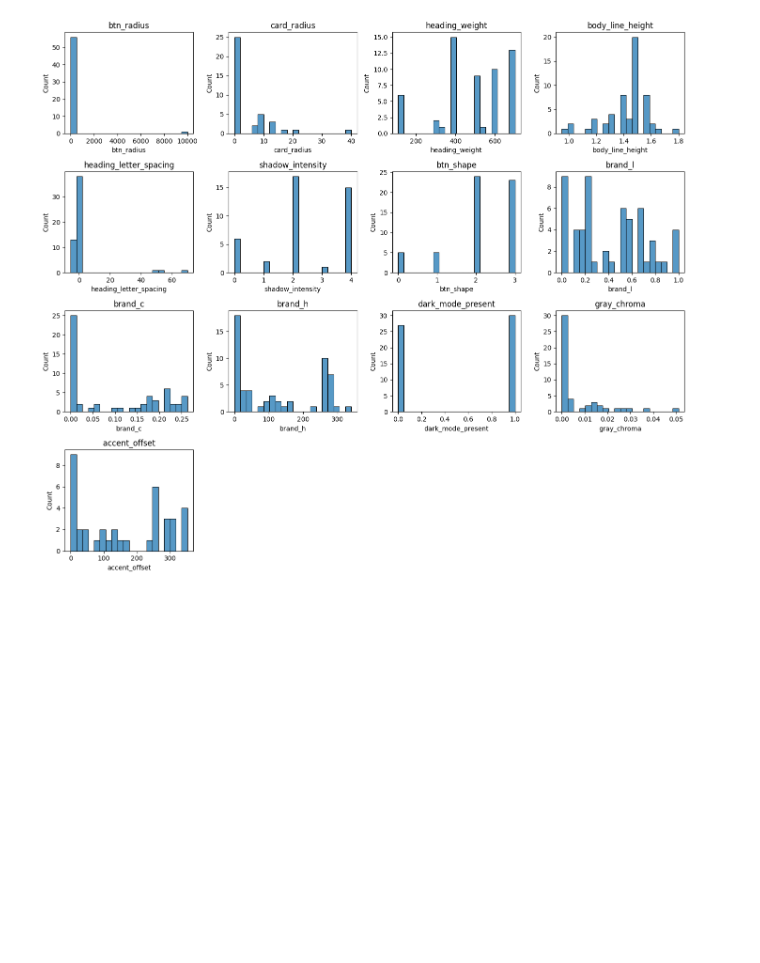
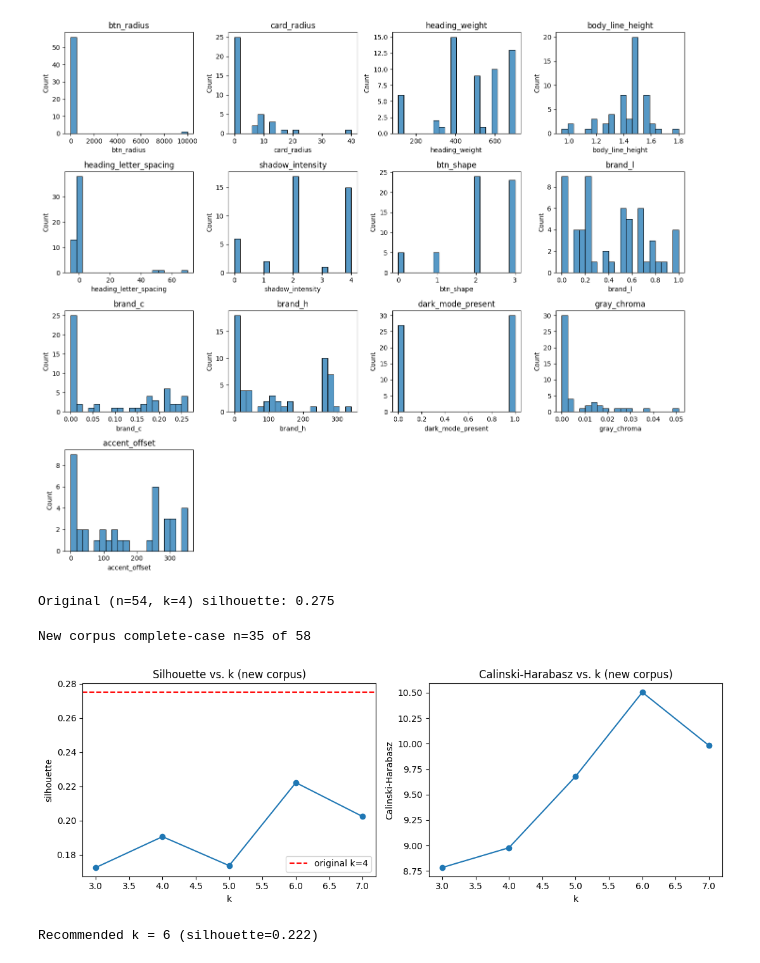
Before and after one commit to haneulcha/design-system-starter, a Jupyter notebook: docs/research/notebooks/2026-04-30-archetype-revalidation.ipynb, the cells around one changed output. Drawn from its saved outputs; the diff is of its cells as text; code cells hidden in the pictures; blank space fills up the shorter version.

Commit message:
feat(analysis): notebook part 2 — baseline silhouette and cluster-count search
Co-Authored-By: Claude Opus 4.7 (1M context) <noreply@anthropic.com>

```diff
--- a/docs/research/notebooks/2026-04-30-archetype-revalidation.ipynb
+++ b/docs/research/notebooks/2026-04-30-archetype-revalidation.ipynb
@@ -72,3 +70,40 @@ fig.savefig(FIGS / "01-univariate.png", dpi=120)
 plt.show()
 # %% [output]
 [figure]
+# %%
+ORIGINAL_CSV = Path("original_54.csv")
+orig = pd.read_csv(ORIGINAL_CSV)
+X_orig = StandardScaler().fit_transform(orig[ORIGINAL_VARS])
+km4_orig = KMeans(n_clusters=4, n_init=10, random_state=42).fit(X_orig)
+baseline_silhouette = silhouette_score(X_orig, km4_orig.labels_)
+print(f"Original (n={len(orig)}, k=4) silhouette: {baseline_silhouette:.3f}")
+# %% [output]
+Original (n=54, k=4) silhouette: 0.275
+# %%
+new = df[ORIGINAL_VARS].dropna()
+print(f"New corpus complete-case n={len(new)} of {len(df)}")
+X_new = StandardScaler().fit_transform(new)
+
+ks = list(range(3, 8))
+silhouettes, calinskis = [], []
+for k in ks:
+    km = KMeans(n_clusters=k, n_init=10, random_state=42).fit(X_new)
+    silhouettes.append(silhouette_score(X_new, km.labels_))
+    calinskis.append(calinski_harabasz_score(X_new, km.labels_))
+
+fig, (ax1, ax2) = plt.subplots(1, 2, figsize=(11, 4))
+ax1.plot(ks, silhouettes, "o-"); ax1.set_xlabel("k"); ax1.set_ylabel("silhouette")
+ax1.axhline(baseline_silhouette, color="red", linestyle="--", label="original k=4")
+ax1.legend(); ax1.set_title("Silhouette vs. k (new corpus)")
+ax2.plot(ks, calinskis, "o-"); ax2.set_xlabel("k"); ax2.set_ylabel("Calinski-Harabasz")
+ax2.set_title("Calinski-Harabasz vs. k (new corpus)")
+fig.tight_layout()
+fig.savefig(FIGS / "02-cluster-search.png", dpi=120)
+plt.show()
+
+best_k = ks[int(np.argmax(silhouettes))]
+print(f"Recommended k = {best_k} (silhouette={max(silhouettes):.3f})")
+# %% [output]
+New corpus complete-case n=35 of 58
+[figure, added]
+Recommended k = 6 (silhouette=0.222)
```
Also changed, not shown: parts of 1 cell of this notebook, 2 other files.
